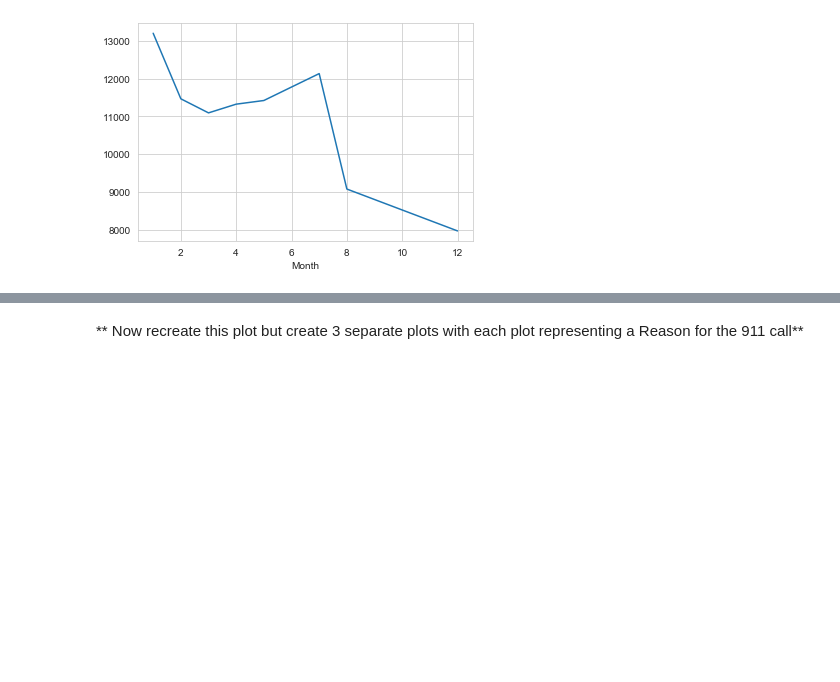
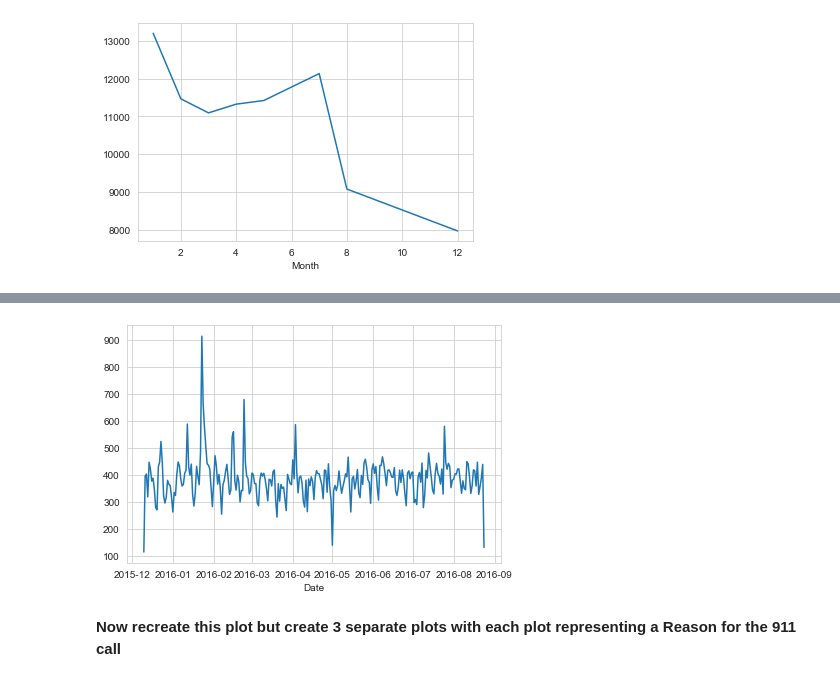
Before and after one commit to jaredwilliam/python-data-science-ML, a Jupyter notebook: 10-Data-Capstone-Projects/01-911 Calls Data Capstone Project.ipynb, the cells around one changed output, grey strips where cells are left out. Cells and saved outputs as stored; diff of their text form; code cells hidden in the pictures; blank space fills up the shorter version.

Commit message:
Finished 911 calls data viz capstone project

```diff
--- a/10-Data-Capstone-Projects/01-911 Calls Data Capstone Project.ipynb
+++ b/10-Data-Capstone-Projects/01-911 Calls Data Capstone Project.ipynb
@@ -304,2 +230,7 @@ df['Date']=df['timeStamp'].apply(lambda t: t.date())
+# %%
+df.groupby('Date').count()['lat'].plot()
+plt.tight_layout()
+# %% [output]
+[figure, added]
 # %% [markdown]
-** Now recreate this plot but create 3 separate plots with each plot representing a Reason for the 911 call**
+**Now recreate this plot but create 3 separate plots with each plot representing a Reason for the 911 call**
```
Also changed, not shown: parts of 52 cells of this notebook.
